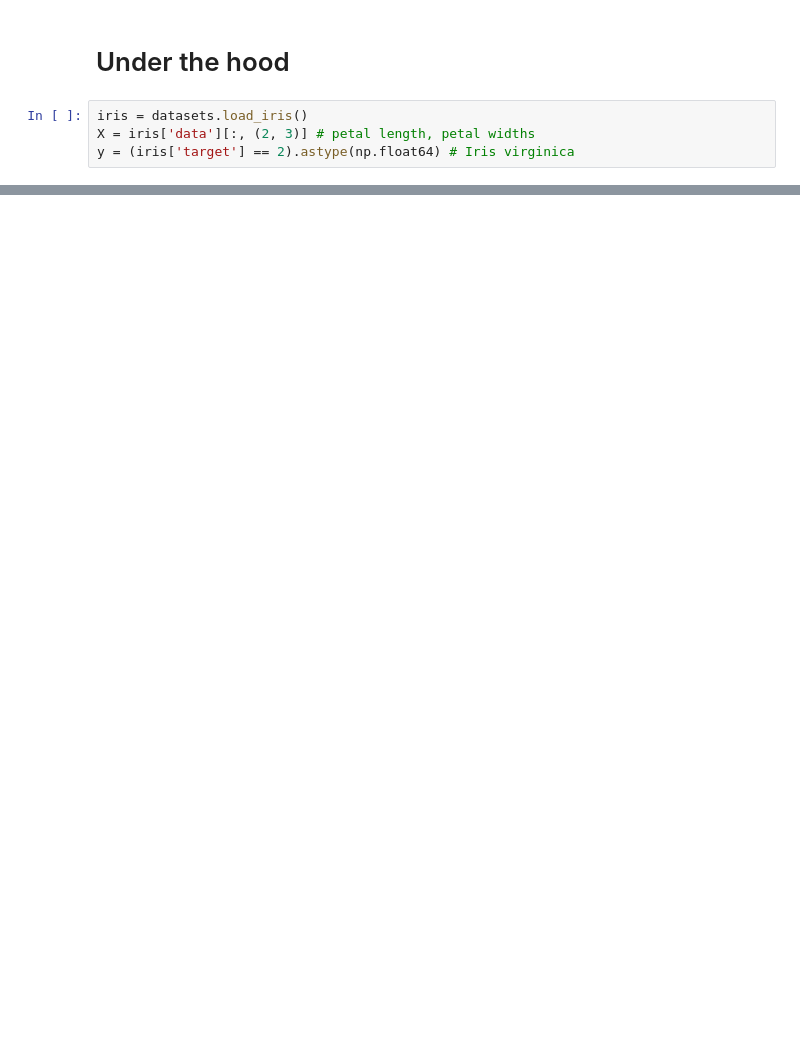
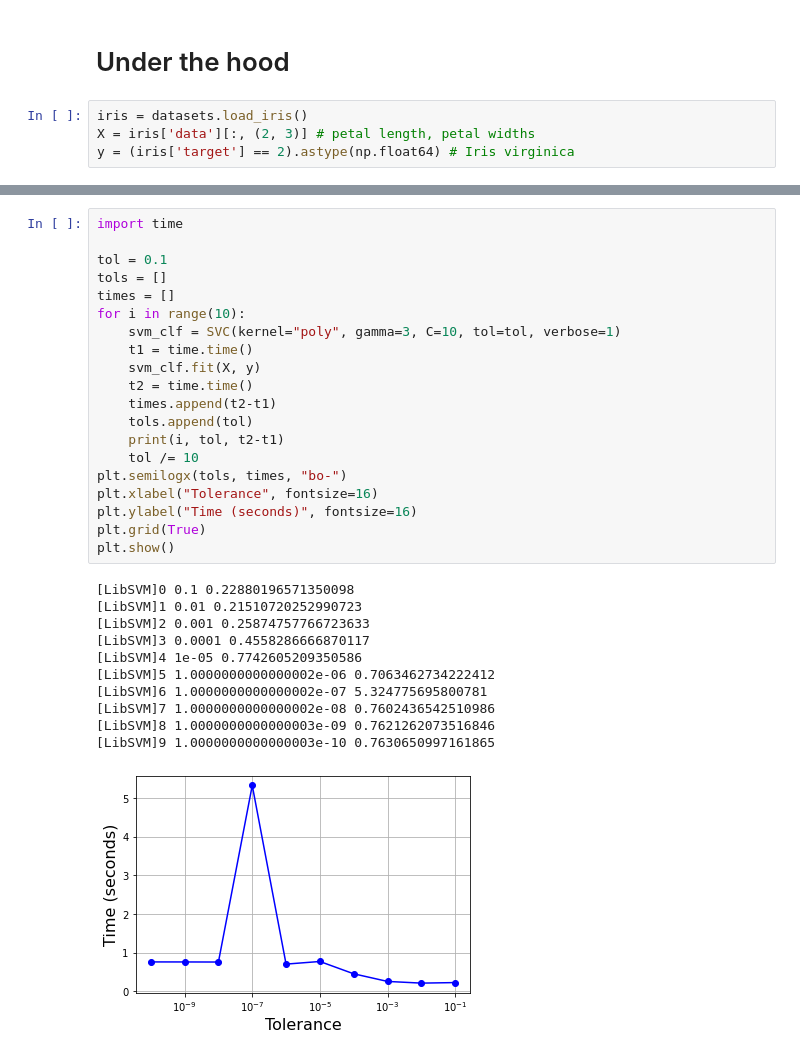
Before and after one commit to amit-timalsina/Support-Vector-Machines, a Jupyter notebook: Support Vector Machines.ipynb, the cells around one changed output, grey strips where cells are left out. Drawn from its saved outputs; the diff is of its cells as text; blank space fills up the shorter version.

```diff
--- a/Support Vector Machines.ipynb
+++ b/Support Vector Machines.ipynb
@@ -588,0 +661,32 @@ def plot_3D_decision_function(ax, w, b, x1_lim=[4, 6], x2_lim=[0.8, 2.8]):
+# %%
+import time
+
+tol = 0.1
+tols = []
+times = []
+for i in range(10):
+    svm_clf = SVC(kernel="poly", gamma=3, C=10, tol=tol, verbose=1)
+    t1 = time.time()
+    svm_clf.fit(X, y)
+    t2 = time.time()
+    times.append(t2-t1)
+    tols.append(tol)
+    print(i, tol, t2-t1)
+    tol /= 10
+plt.semilogx(tols, times, "bo-")
+plt.xlabel("Tolerance", fontsize=16)
+plt.ylabel("Time (seconds)", fontsize=16)
+plt.grid(True)
+plt.show()
+# %% [output]
+[LibSVM]0 0.1 0.22880196571350098
+[LibSVM]1 0.01 0.21510720252990723
+[LibSVM]2 0.001 0.25874757766723633
+[LibSVM]3 0.0001 0.4558286666870117
+[LibSVM]4 1e-05 0.7742605209350586
+[LibSVM]5 1.0000000000000002e-06 0.7063462734222412
+[LibSVM]6 1.0000000000000002e-07 5.324775695800781
+[LibSVM]7 1.0000000000000002e-08 0.7602436542510986
+[LibSVM]8 1.0000000000000003e-09 0.7621262073516846
+[LibSVM]9 1.0000000000000003e-10 0.7630650997161865
+[figure, added]
```
Also changed, not shown: parts of 10 cells of this notebook, 3 other files.
